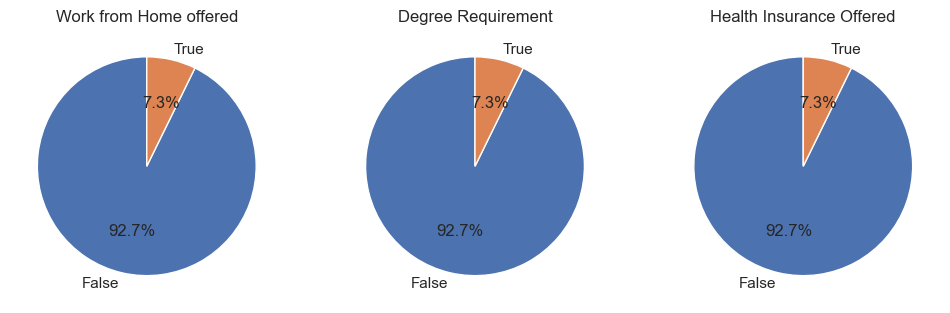
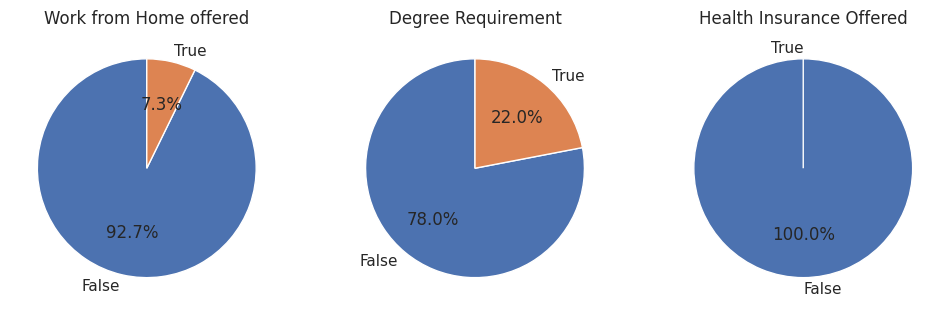
Unified diff of the notebook cell whose output changed from the first chart to the second:
--- before
+++ after
@@ -9,5 +9,6 @@
 
 for i, (column, title) in enumerate(dict_column.items()):
-    ax[i].pie(df_DA_GR["job_work_from_home"].value_counts(), startangle=90, autopct="%1.1f%%", labels=["False", "True"])
+    counts = df_DA_GR[column].value_counts().reindex([False, True], fill_value=0)
+    ax[i].pie(counts, startangle=90, autopct=lambda p: f"{p:.1f}%" if p > 0 else "", labels=["False", "True"])
     ax[i].set_title(title)
 

Commit: Update Intro